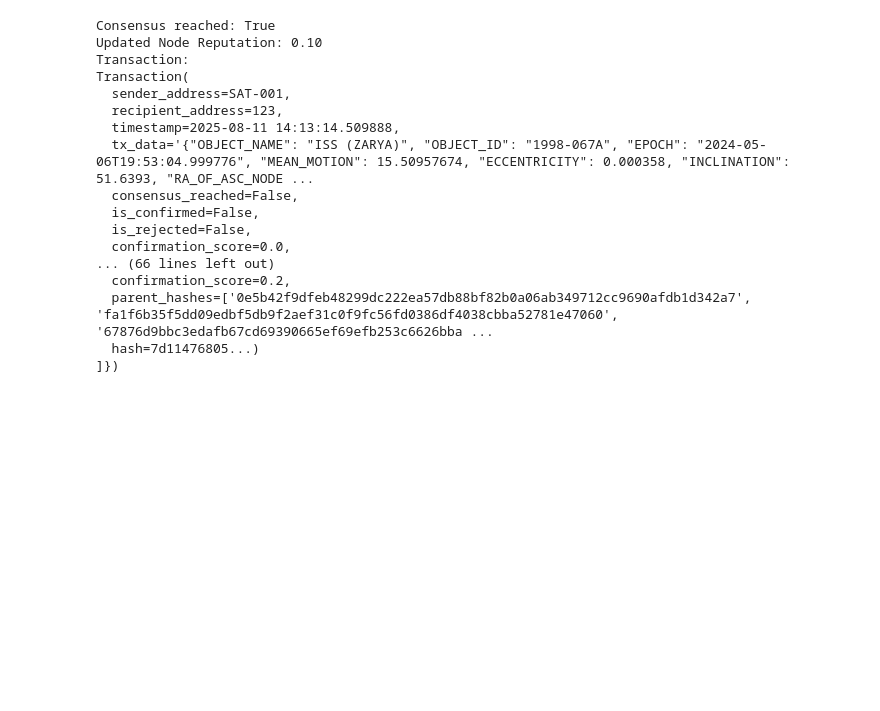
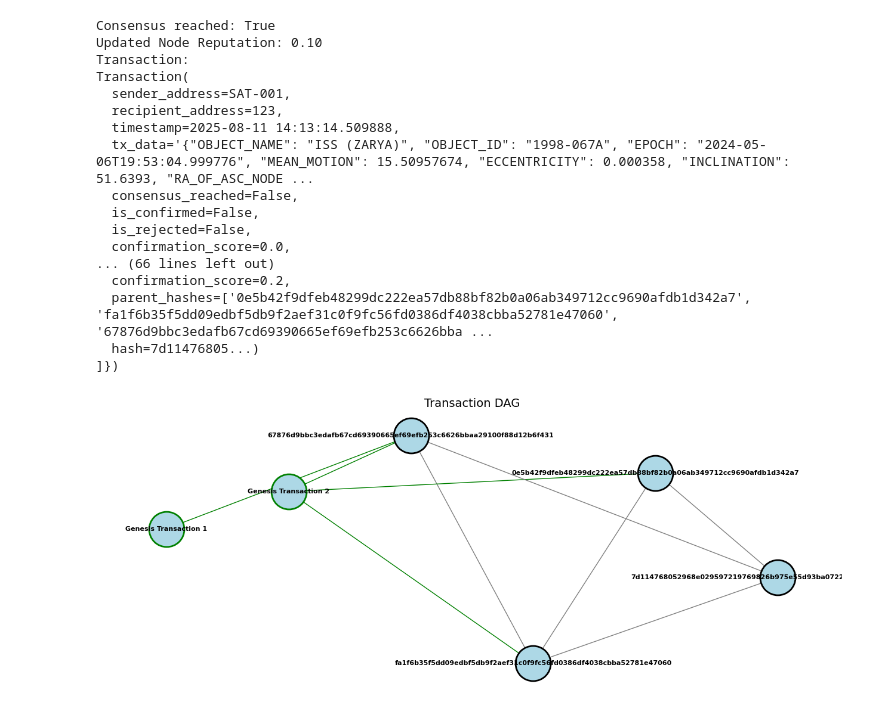
Before and after one commit to bprobert97/accord, a Jupyter notebook: accord_demo.ipynb, the cells around one changed output. Cells and saved outputs as stored; diff of their text form; code cells hidden in the pictures; blank space fills up the shorter version.

```diff
--- a/accord_demo.ipynb
+++ b/accord_demo.ipynb
@@ -150,6 +150,16 @@ import matplotlib.pyplot as plt
 import networkx as nx
 
 def plot_transaction_dag(dag: DAG) -> None:
+    """
+    Plot a graph representing the Directed Acyclic Graph
+
+    Args:
+    dag: The Directed Acyclic Grap Distributed Ledger datastructure
+    to be plotted
+
+    Returns:
+    None. Shows a plot using MatPlotLib/
+    """
     G = nx.DiGraph()
     tx_timestamps = {}
     tx_status = {}  # store is_confirmed/is_rejected per tx
@@ -186,33 +196,35 @@ def plot_transaction_dag(dag: DAG) -> None:
         nx.draw_networkx_nodes(
             G, pos,
             nodelist=[node],
             node_color="lightblue",
             node_size=1800,
             edgecolors=outline_color,  # outline color
             linewidths=2
         )
 
     # Draw edges with color matching the target node's status
     edge_colors = []
-    for u, v in G.edges():
-        if tx_status[v]["is_confirmed"]:
+    for _, parent_node in G.edges():
+        if tx_status[parent_node]["is_confirmed"]:
             edge_colors.append("green")
-        elif tx_status[v]["is_rejected"]:
+        elif tx_status[parent_node]["is_rejected"]:
             edge_colors.append("red")
         else:
             edge_colors.append("gray")
 
     nx.draw_networkx_edges(G, pos, edge_color=edge_colors, arrowsize=15)
 
     # Draw labels
     nx.draw_networkx_labels(
         G, pos, font_size=8, font_weight="bold"
     )
 
     plt.title("Transaction DAG", fontsize=14)
     plt.axis("off")
     plt.show()
 
 
 
 plot_transaction_dag(test_dag)
+# %% [output]
+[figure, added]
```
